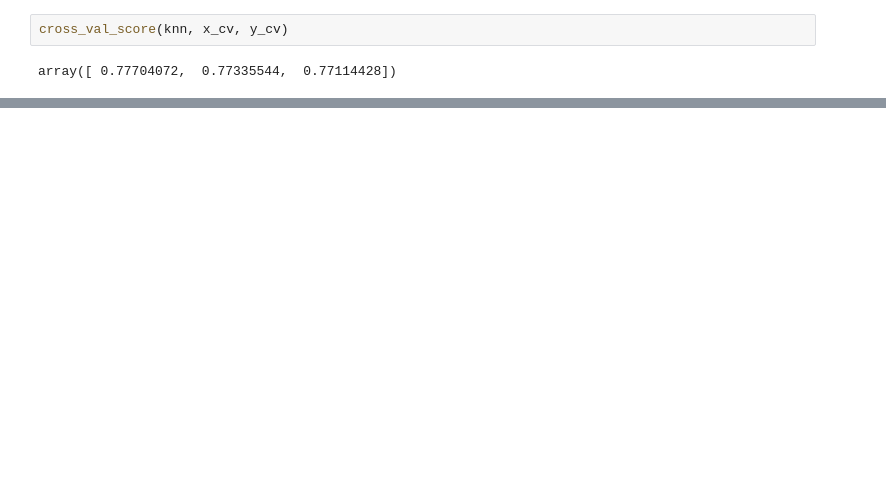
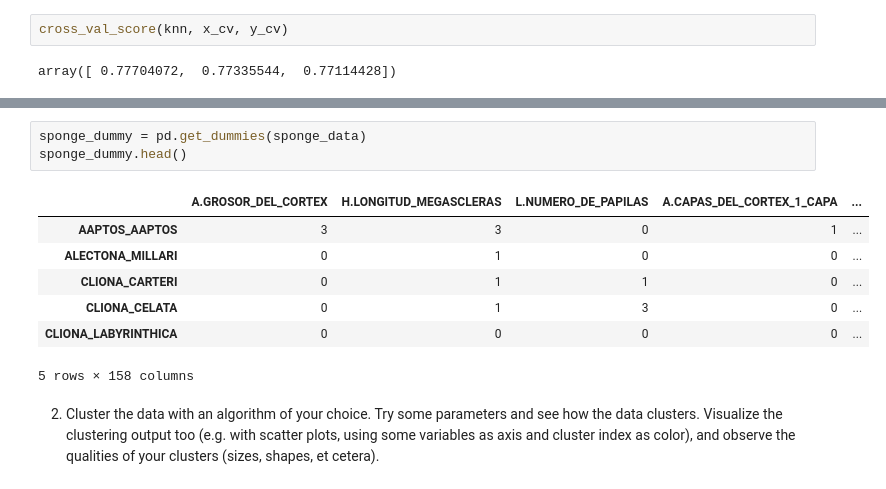
Before and after one commit to mkainula/ml-engineer, a Jupyter notebook: 03_Classification_and_Clustering/Assignment.ipynb, the cells around one changed output, grey strips where cells are left out. Cells and saved outputs as stored; diff of their text form; blank space fills up the shorter version.

```diff
--- a/03_Classification_and_Clustering/Assignment.ipynb
+++ b/03_Classification_and_Clustering/Assignment.ipynb
@@ -193,0 +257,13 @@ avg / total       0.75      0.78      0.75      8141
+# %%
+sponge_dummy = pd.get_dummies(sponge_data)
+sponge_dummy.head()
+# %% [output]
+|  | A.GROSOR_DEL_CORTEX | H.LONGITUD_MEGASCLERAS | L.NUMERO_DE_PAPILAS | A.CAPAS_DEL_CORTEX_1_CAPA | ... |
+| AAPTOS_AAPTOS | 3 | 3 | 0 | 1 | ... |
+| ALECTONA_MILLARI | 0 | 1 | 0 | 0 | ... |
+| CLIONA_CARTERI | 0 | 1 | 1 | 0 | ... |
+| CLIONA_CELATA | 0 | 1 | 3 | 0 | ... |
+| CLIONA_LABYRINTHICA | 0 | 0 | 0 | 0 | ... |
+5 rows × 158 columns
+# %% [markdown]
+2) Cluster the data with an algorithm of your choice. Try some parameters and see how the data clusters. Visualize the clustering output too (e.g. with scatter plots, using some variables as axis and cluster index as color), and observe the qualities of your clusters (sizes, shapes, et cetera).
```
Also changed, not shown: parts of 19 cells of this notebook, 1 other file.
